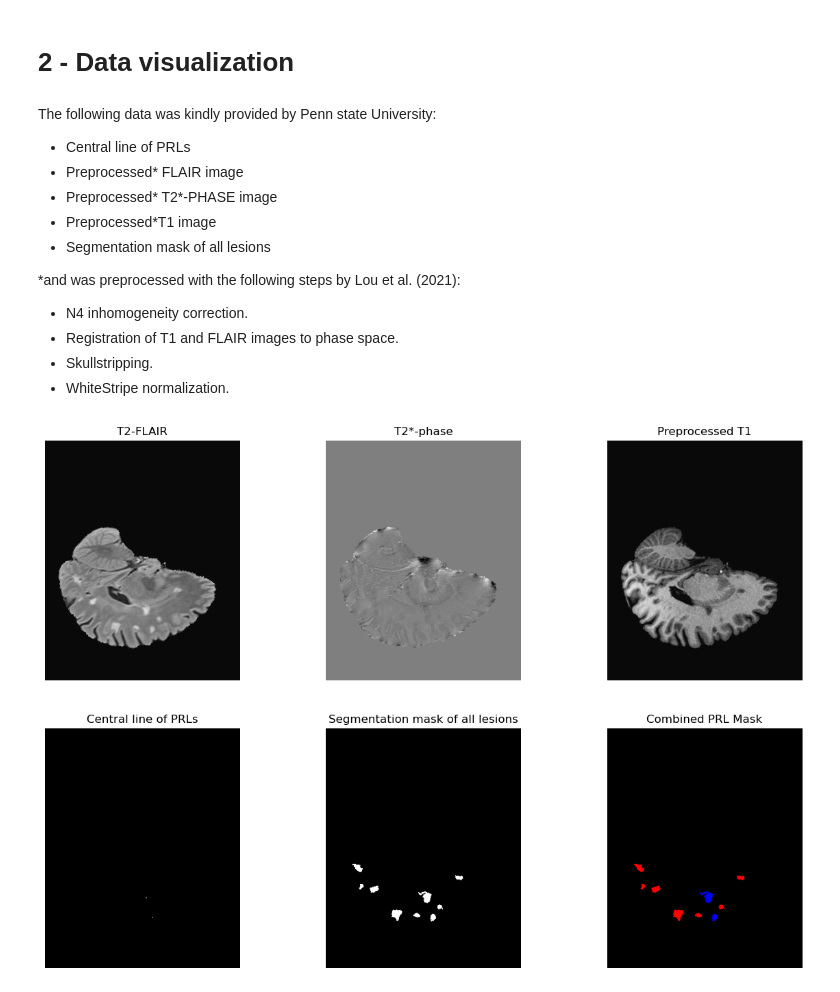
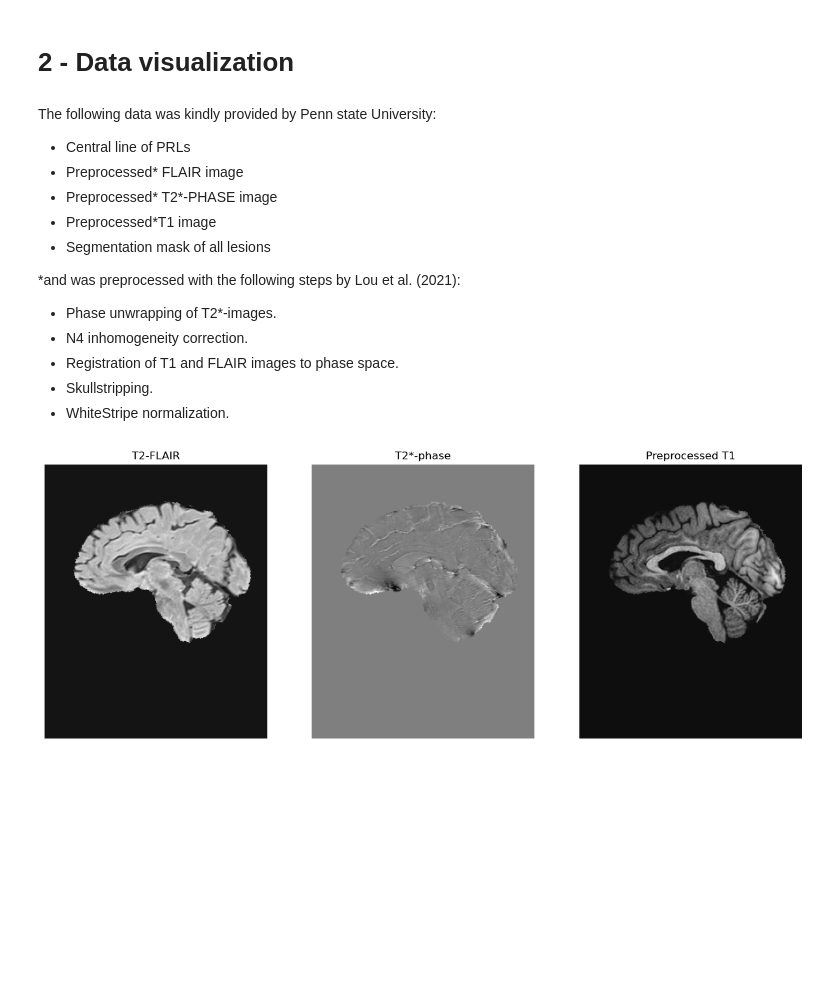
Before and after one commit to optimazter/prl_seg, a Jupyter notebook: visualization.ipynb, the cells around one changed output. Drawn from its saved outputs; the diff is of its cells as text; code cells hidden in the pictures; blank space fills up the shorter version.

Commit message:
Added visualization of model and reimplemented plot_nifti_on_ax

```diff
--- a/visualization.ipynb
+++ b/visualization.ipynb
@@ -23,6 +32,7 @@ The following data was kindly provided by Penn state University:
 
 *and was preprocessed with the following steps by Lou et al. (2021):
 
+* Phase unwrapping of T2*-images.
 * N4 inhomogeneity correction.
 * Registration of T1 and FLAIR images to phase space.
 * Skullstripping.
@@ -55,13 +42,10 @@ example_img, example_label = dataset[100]
 # %%
-fig, axs = plt.subplots(ncols = 3, nrows = 2, figsize = (15, 10))
-vis.plot_nifti_on_ax(axs[0][0], f"{ORIG_PATH}/{PATIENT_ID}/{FLAIR}", title = "T2-FLAIR", idx = EXAMPLE_IDX)
-vis.plot_nifti_on_ax(axs[0][1], f"{ORIG_PATH}/{PATIENT_ID}/{PHASE}", title = "T2*-phase", idx = EXAMPLE_IDX)
-vis.plot_nifti_on_ax(axs[0][2], f"{ORIG_PATH}/{PATIENT_ID}/{T1}", title = "Preprocessed T1", idx = EXAMPLE_IDX)
-vis.plot_nifti_on_ax(axs[1][0], f"{ORIG_PATH}/{PATIENT_ID}/{PHASE_UNWRAPPED_UBMASK}", title = "Central line of PRLs", idx = EXAMPLE_IDX)
-vis.plot_nifti_on_ax(axs[1][1], f"{ORIG_PATH}/{PATIENT_ID}/{SEG_2_PHASE}", title = "Segmentation mask of all lesions", idx = EXAMPLE_IDX)
-vis.plot_multi_class_mask_on_ax(axs[1][2], t1, classes=[1, 2], colors= [[255, 0, 0], [0, 0, 255]], title = "Combined PRL Mask")
+fig, axs = plt.subplots(ncols = 3, nrows = 1, figsize = (15, 10))
+vis.plot_nifti_on_ax(axs[0], img = f"{c.ORIG_PATH}/{PATIENT_ID}/{c.FLAIR}", title = "T2-FLAIR", k_rot90=2)
+vis.plot_nifti_on_ax(axs[1], img = f"{c.ORIG_PATH}/{PATIENT_ID}/{c.PHASE}", title = "T2*-phase", k_rot90=2)
+vis.plot_nifti_on_ax(axs[2], img = f"{c.ORIG_PATH}/{PATIENT_ID}/{c.T1}", title = "Preprocessed T1", k_rot90=2)
 # %% [output]
-[figure, old version]
+[figure, new version]
 # %% [markdown]
 # 3 - Preprocessing
 
```
Also changed, not shown: parts of 21 cells of this notebook, 13 other files.
